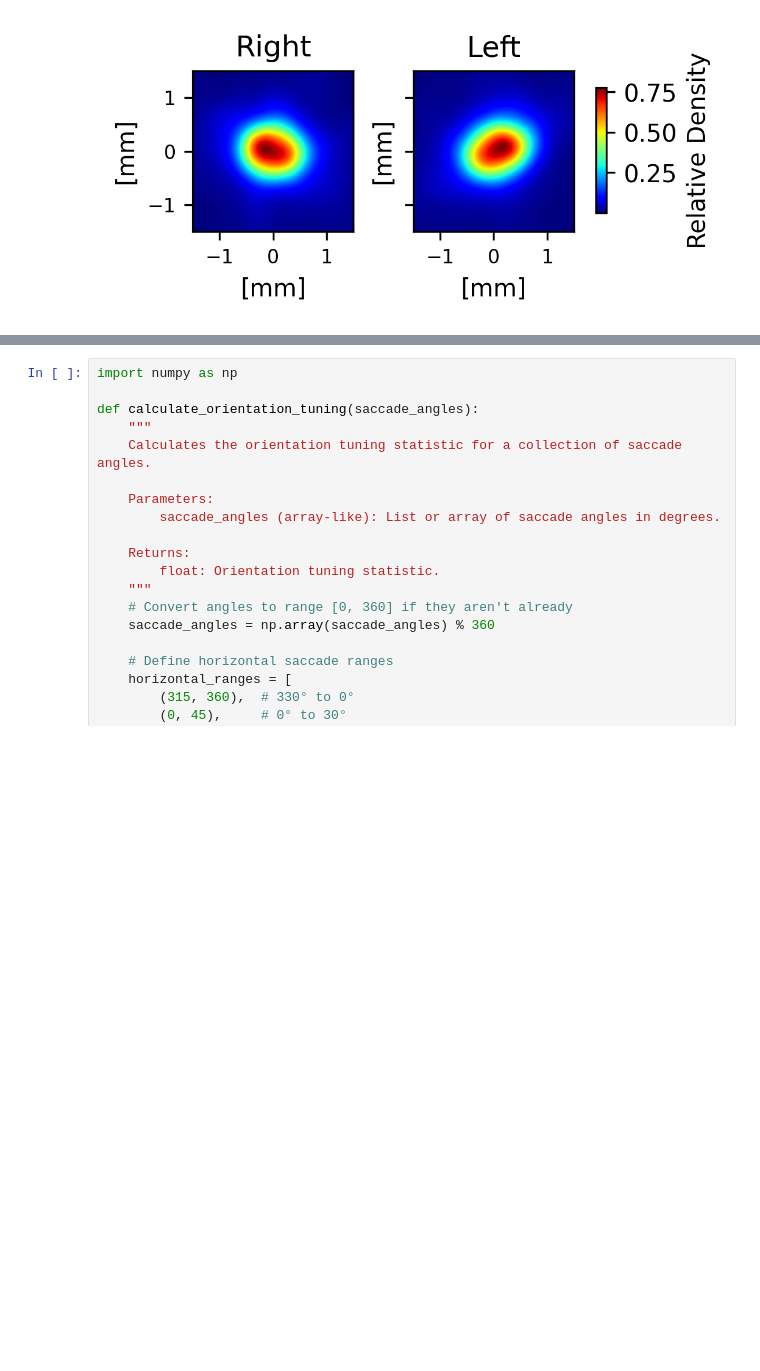
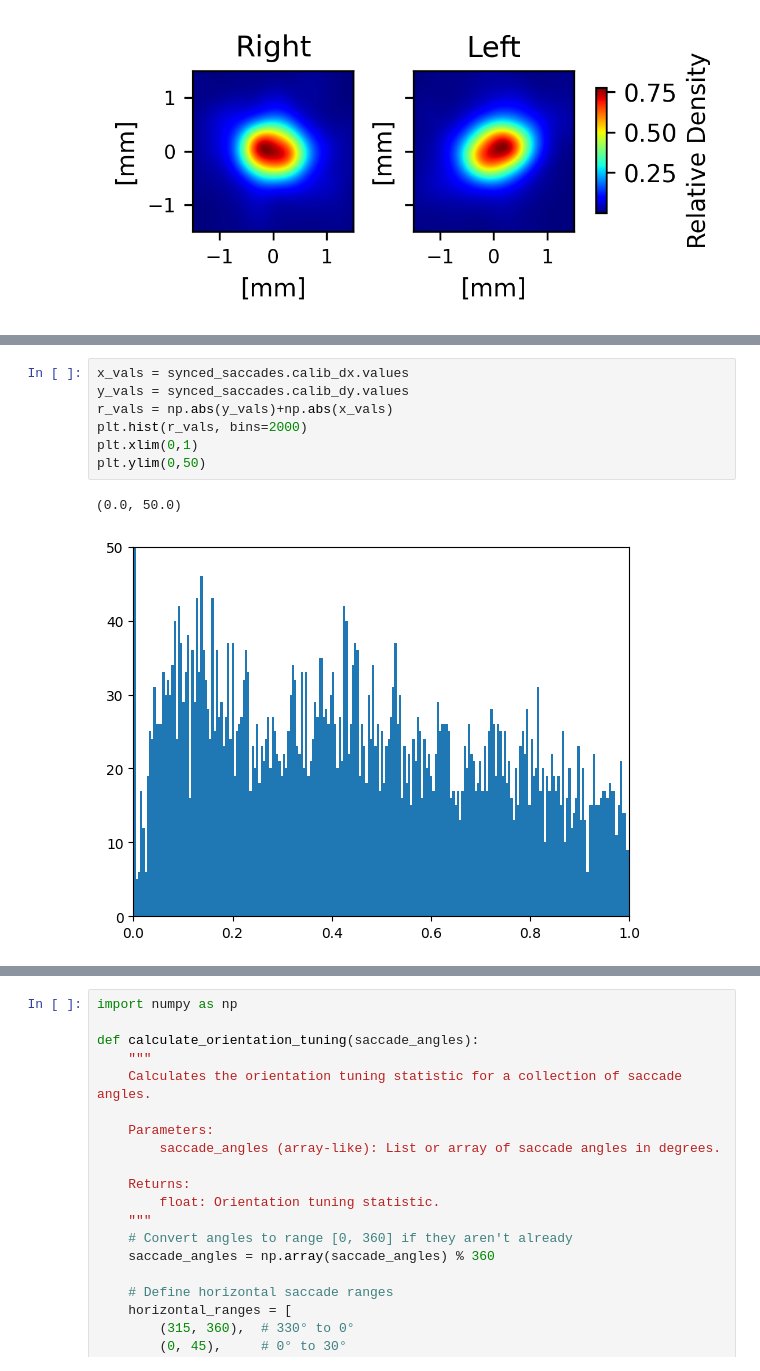
Before and after one commit to neural-electrophysiology-tool-team/Eye-Tracking-Tools, a Jupyter notebook: Graph_generation_notebooks/relative_saccade_heatmap.ipynb, the cells around one changed output, grey strips where cells are left out. Drawn from its saved outputs; the diff is of its cells as text; blank space fills up the shorter version.

```diff
--- a/Graph_generation_notebooks/relative_saccade_heatmap.ipynb
+++ b/Graph_generation_notebooks/relative_saccade_heatmap.ipynb
@@ -1058,0 +1333,10 @@ plot_saccade_heatmaps_comparison(synced_saccades, non_synced_saccades, export_pa
+# %%
+x_vals = synced_saccades.calib_dx.values
+y_vals = synced_saccades.calib_dy.values
+r_vals = np.abs(y_vals)+np.abs(x_vals)
+plt.hist(r_vals, bins=2000)
+plt.xlim(0,1)
+plt.ylim(0,50)
+# %% [output]
+(0.0, 50.0)
+[figure, added]
```
Also changed, not shown: parts of 13 cells of this notebook, 15 other files.
